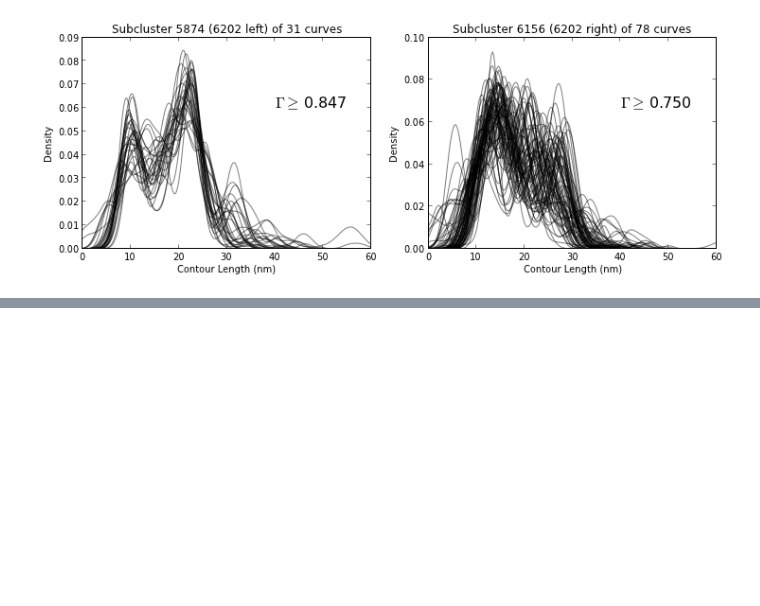
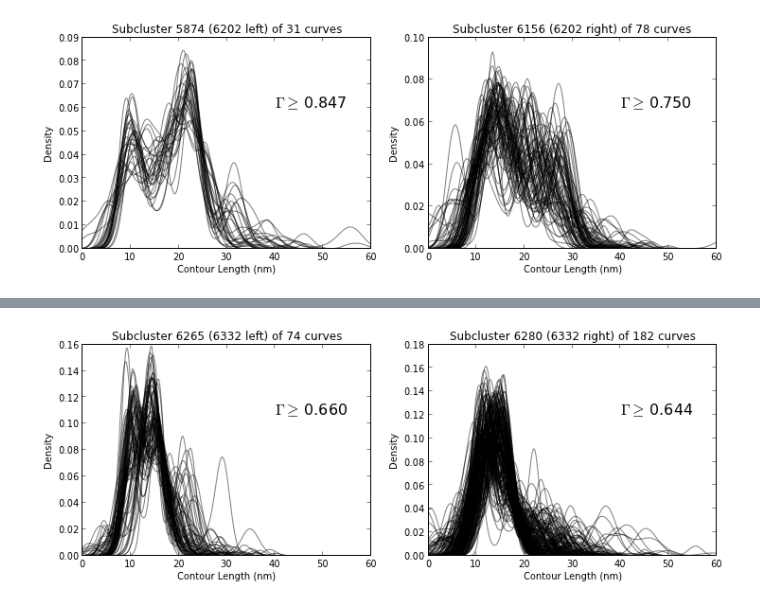
Before and after one commit to hilaryjoyce/smfs-data-analysis, a Jupyter notebook: cluster testing.ipynb, the cells around one changed output, grey strips where cells are left out. Saved outputs shown, nothing was run; the diff lists cells and outputs as text; code cells hidden in the pictures; blank space fills up the shorter version.

```diff
--- a/cluster testing.ipynb
+++ b/cluster testing.ipynb
@@ -93,0 +101,6 @@ sub6.plot_both_subclusters(max_x = 60)
+# %%
+s33_1 = c.SubCluster(F, flat33)
+# %%
+s33_1.plot_both_subclusters(max_x = max_x)
+# %% [output]
+[figure, added]
```
Also changed, not shown: parts of 24 cells of this notebook, 1 other file.
